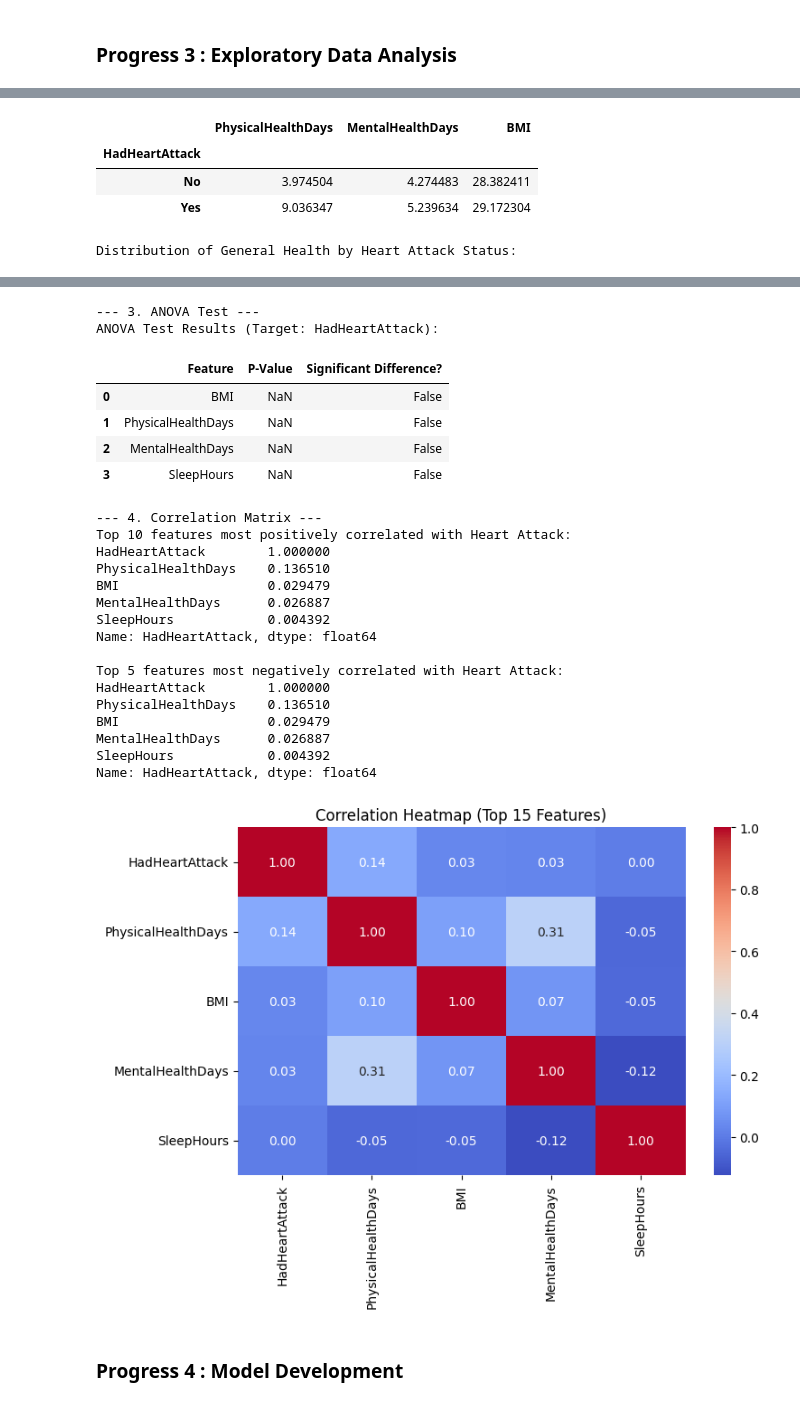
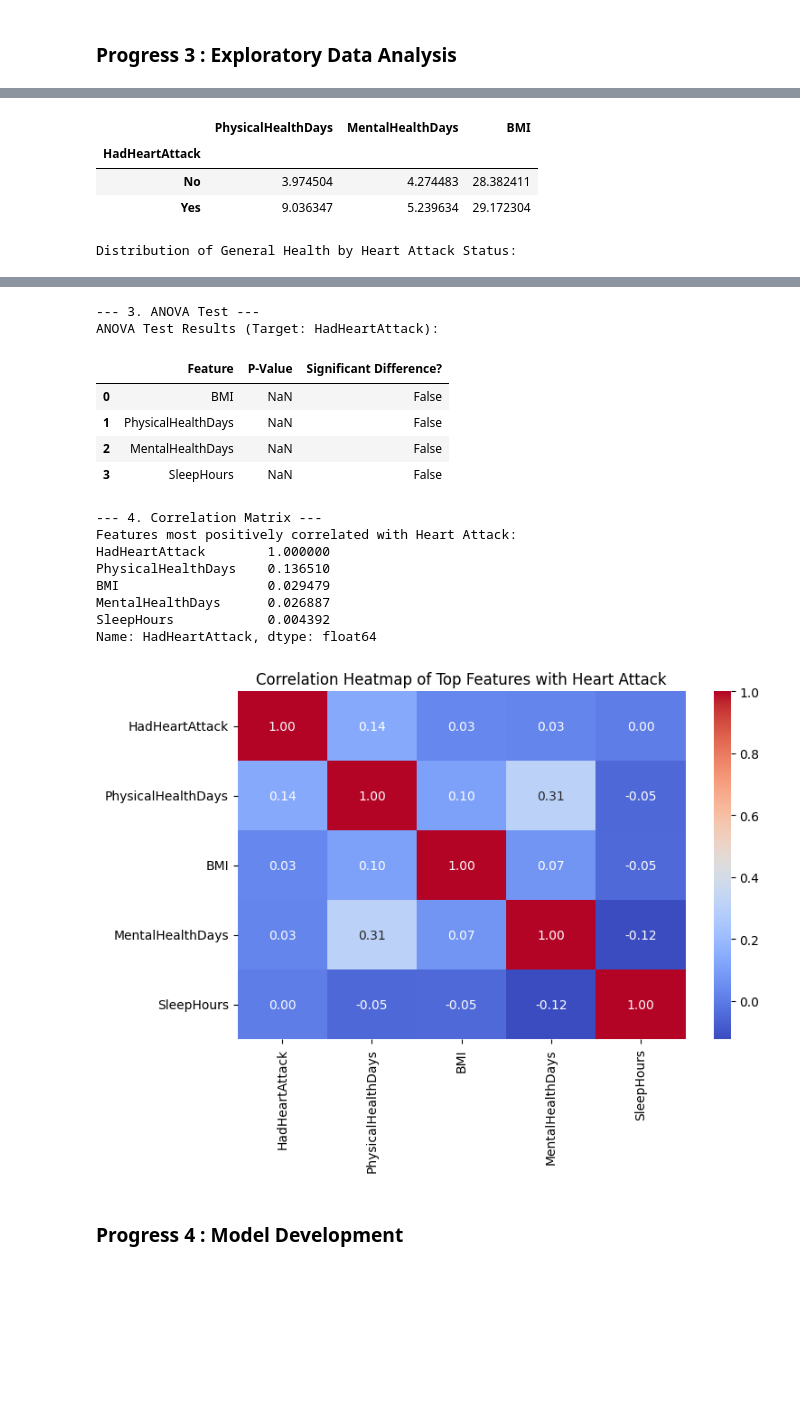
Before and after one commit to FleepyDean/TEAM_8_INDICATORS_OF_HEART_DISEASE, a Jupyter notebook: main.ipynb, the cells around one changed output, grey strips where cells are left out. Saved outputs shown, nothing was run; the diff lists cells and outputs as text; code cells hidden in the pictures; blank space fills up the shorter version.

```diff
--- a/main.ipynb
+++ b/main.ipynb
@@ -298,11 +298,8 @@ corr_matrix = df_filtered.corr(numeric_only=True)
 
 target_corr = corr_matrix['HadHeartAttack'].sort_values(ascending=False)
 
-print("Top 10 features most positively correlated with Heart Attack:")
-print(target_corr.head(10))
-
-print("\nTop 5 features most negatively correlated with Heart Attack:")
-print(target_corr.tail(5))
+print("Features most positively correlated with Heart Attack:")
+print(target_corr.head(5))
 
 # Visualization: Heatmap of top correlations
 top_features = target_corr.index[:15]
@@ -310,7 +307,7 @@ top_features = target_corr.index[:15]
 plt.figure(figsize=(8, 5))
 # Calculate correlation matrix for just the top features
 sns.heatmap(df_filtered[top_features].corr(numeric_only=True), annot=True, cmap='coolwarm', fmt=".2f")
-plt.title('Correlation Heatmap (Top 15 Features)')
+plt.title('Correlation Heatmap of Top Features with Heart Attack')
 plt.show()
 # %% [output]
 Shape of dataframe for EDA: (436448, 28)
@@ -329,43 +326,35 @@ Numerical Features Summary:
 --- 2. Basic Grouping (by Target: HadHeartAttack) ---
 Mean values for numeric features (grouped by Heart Attack):
 |  | PhysicalHealthDays | MentalHealthDays | BMI |
 | HadHeartAttack |  |  |  |
 | No | 3.974504 | 4.274483 | 28.382411 |
 | Yes | 9.036347 | 5.239634 | 29.172304 |
 Distribution of General Health by Heart Attack Status:
 | HadHeartAttack | No | Yes |
 | GeneralHealth |  |  |
 | Excellent | 98.433940 | 1.566060 |
 | Fair | 87.859274 | 12.140726 |
 | Good | 94.162250 | 5.837750 |
 | Poor | 78.452492 | 21.547508 |
 | Very good | 97.058783 | 2.941217 |
 [figure]
 [figure]
 --- 3. ANOVA Test ---
 ANOVA Test Results (Target: HadHeartAttack):
 |  | Feature | P-Value | Significant Difference? |
 | 0 | BMI | NaN | False |
 | 1 | PhysicalHealthDays | NaN | False |
 | 2 | MentalHealthDays | NaN | False |
 | 3 | SleepHours | NaN | False |
 --- 4. Correlation Matrix ---
-Top 10 features most positively correlated with Heart Attack:
+Features most positively correlated with Heart Attack:
 HadHeartAttack        1.000000
 PhysicalHealthDays    0.136510
 BMI                   0.029479
 MentalHealthDays      0.026887
 SleepHours            0.004392
 Name: HadHeartAttack, dtype: float64
-
-Top 5 features most negatively correlated with Heart Attack:
-HadHeartAttack        1.000000
-PhysicalHealthDays    0.136510
-BMI                   0.029479
-MentalHealthDays      0.026887
-SleepHours            0.004392
-Name: HadHeartAttack, dtype: float64
-[figure, old version]
+[figure, new version]
 # %% [markdown]
 ### Progress 4 : Model Development
 # %%
```
